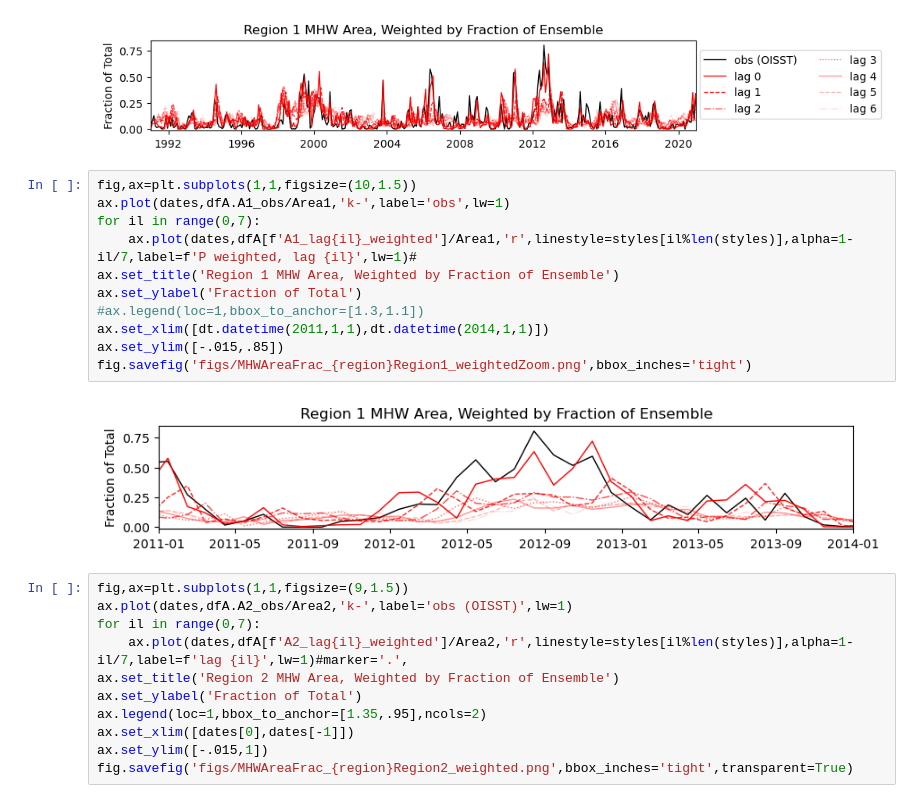
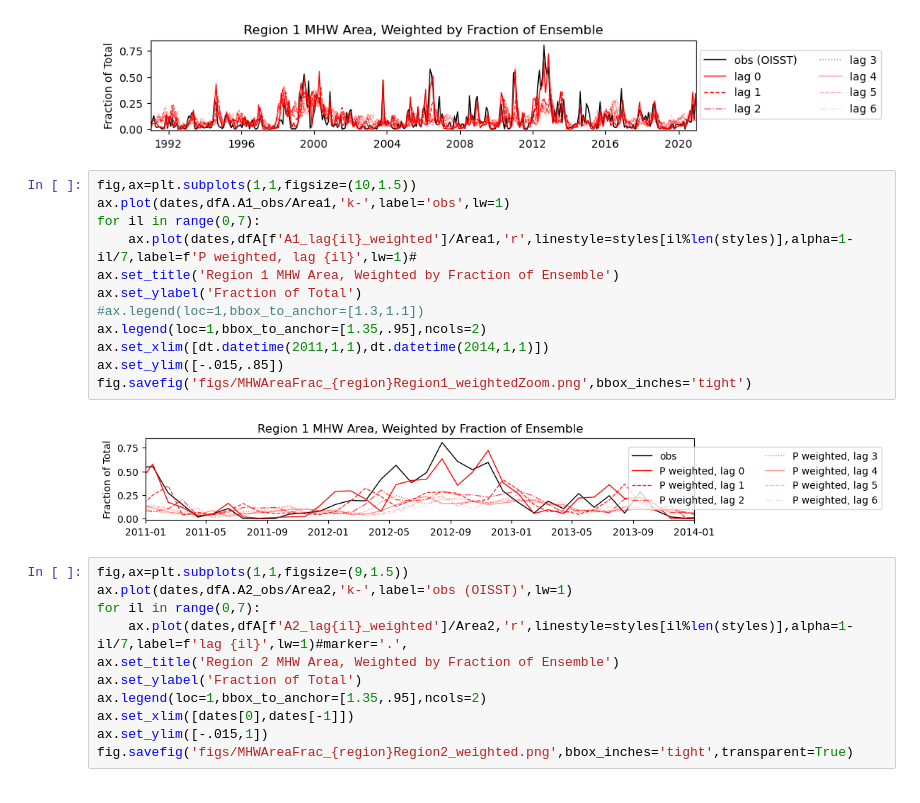
Before and after one commit to e-olson/MHW, a Jupyter notebook: caseStudiesMonthly/MHWMovie-NAtl-NewFigs.ipynb, the cells around one changed output. Cells and saved outputs as stored; diff of their text form.

```diff
--- a/caseStudiesMonthly/MHWMovie-NAtl-NewFigs.ipynb
+++ b/caseStudiesMonthly/MHWMovie-NAtl-NewFigs.ipynb
@@ -214,16 +214,17 @@ fig.savefig('figs/MHWAreaFrac_{region}Region1_weighted.png',bbox_inches='tight',
 # %%
 fig,ax=plt.subplots(1,1,figsize=(10,1.5))
 ax.plot(dates,dfA.A1_obs/Area1,'k-',label='obs',lw=1)
 for il in range(0,7):
     ax.plot(dates,dfA[f'A1_lag{il}_weighted']/Area1,'r',linestyle=styles[il%len(styles)],alpha=1-il/7,label=f'P weighted, lag {il}',lw=1)#
 ax.set_title('Region 1 MHW Area, Weighted by Fraction of Ensemble')
 ax.set_ylabel('Fraction of Total')
 #ax.legend(loc=1,bbox_to_anchor=[1.3,1.1])
+ax.legend(loc=1,bbox_to_anchor=[1.35,.95],ncols=2)
 ax.set_xlim([dt.datetime(2011,1,1),dt.datetime(2014,1,1)])
 ax.set_ylim([-.015,.85])
 fig.savefig('figs/MHWAreaFrac_{region}Region1_weightedZoom.png',bbox_inches='tight')
 # %% [output]
-[figure, old version]
+[figure, new version]
 # %%
 fig,ax=plt.subplots(1,1,figsize=(9,1.5))
 ax.plot(dates,dfA.A2_obs/Area2,'k-',label='obs (OISST)',lw=1)
```
Also changed, not shown: parts of 1 cell of this notebook, 9 other files.
